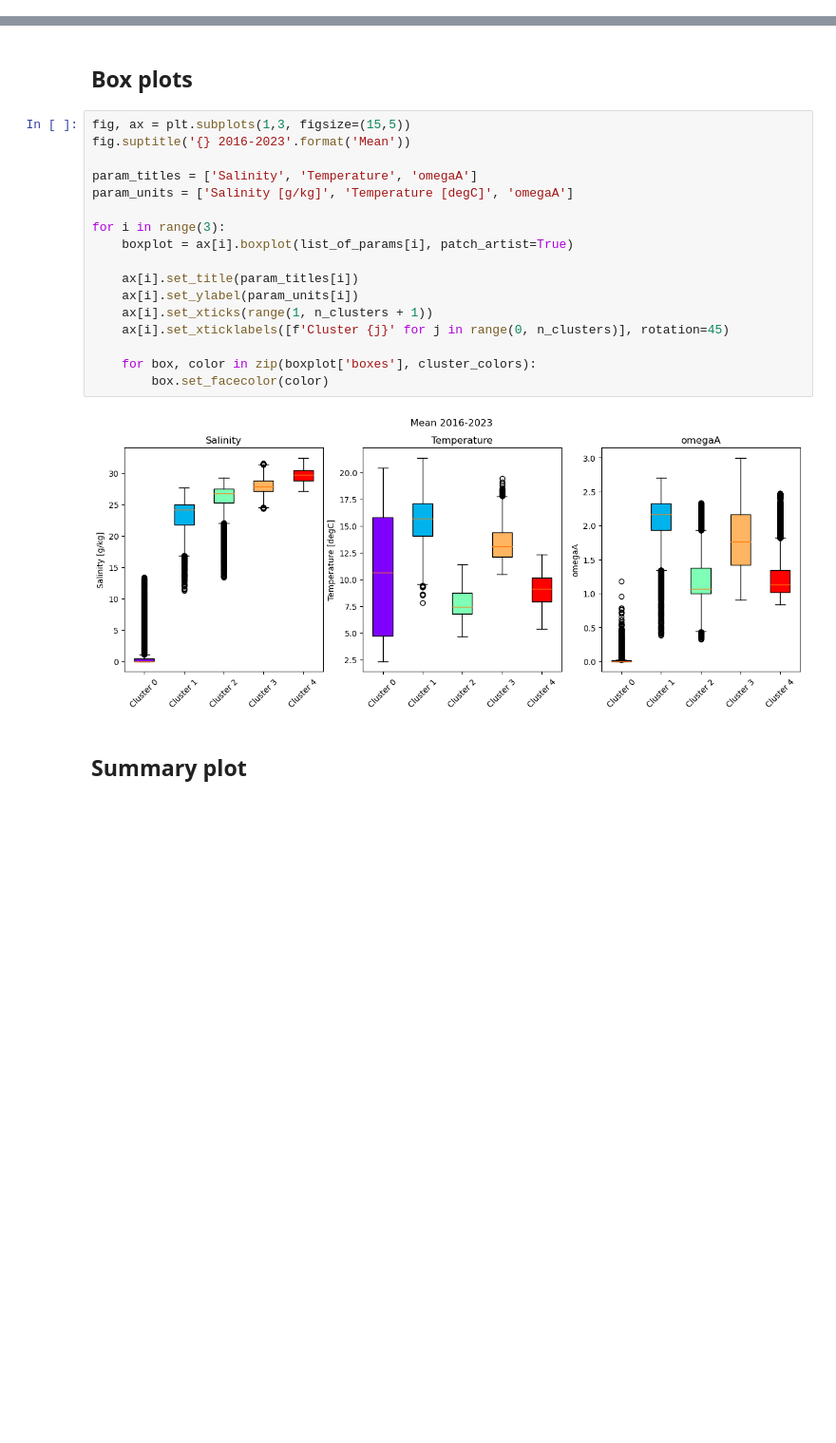
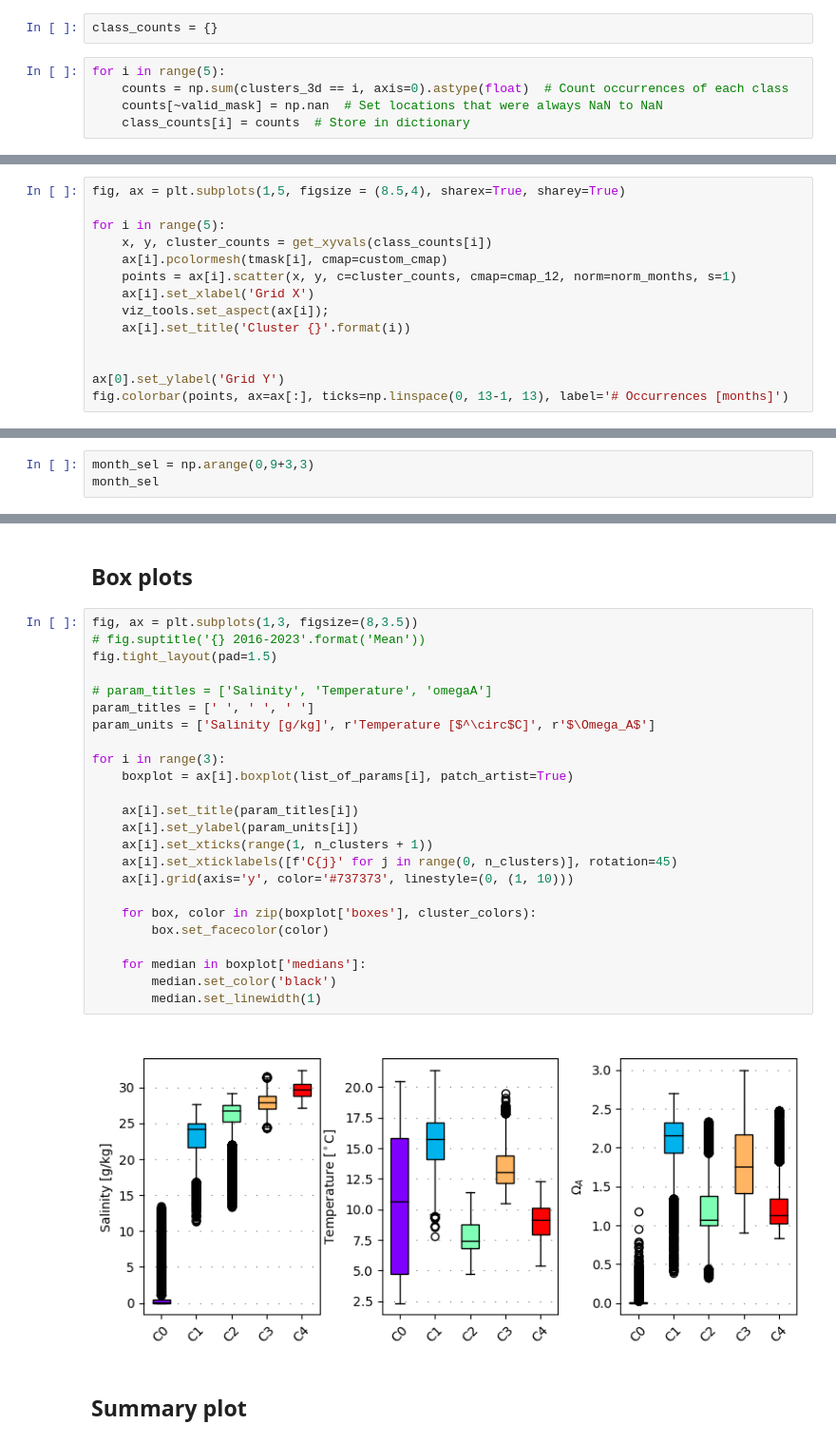
Before and after one commit to SalishSeaCast/analysis-cassidy, a Jupyter notebook: notebooks/stair_collab/clustering_yearly_means_all_mon_omegaA.ipynb, the cells around one changed output, grey strips where cells are left out. Shown at 95% size. Drawn from its saved outputs; the diff is of its cells as text; blank space fills up the shorter version.

Commit message:
fix up plots for thesis

```diff
--- a/notebooks/stair_collab/clustering_yearly_means_all_mon_omegaA.ipynb
+++ b/notebooks/stair_collab/clustering_yearly_means_all_mon_omegaA.ipynb
@@ -279,0 +326,7 @@ fig.colorbar(points, ax=ax[3,:], label='omegaA')
+# %%
+class_counts = {}
+# %%
+for i in range(5):
+    counts = np.sum(clusters_3d == i, axis=0).astype(float)  # Count occurrences of each class
+    counts[~valid_mask] = np.nan  # Set locations that were always NaN to NaN
+    class_counts[i] = counts  # Store in dictionary
@@ -279,0 +337,14 @@ fig.colorbar(points, ax=ax[3,:], label='omegaA')
+# %%
+fig, ax = plt.subplots(1,5, figsize = (8.5,4), sharex=True, sharey=True)
+
+for i in range(5):
+    x, y, cluster_counts = get_xyvals(class_counts[i])
+    ax[i].pcolormesh(tmask[i], cmap=custom_cmap)
+    points = ax[i].scatter(x, y, c=cluster_counts, cmap=cmap_12, norm=norm_months, s=1)
+    ax[i].set_xlabel('Grid X')
+    viz_tools.set_aspect(ax[i]);
+    ax[i].set_title('Cluster {}'.format(i))
+
+
+ax[0].set_ylabel('Grid Y')
+fig.colorbar(points, ax=ax[:], ticks=np.linspace(0, 13-1, 13), label='# Occurrences [months]')
@@ -328,0 +468,3 @@ ax1[3].tick_params(axis='x', labelrotation=45)
+# %%
+month_sel = np.arange(0,9+3,3)
+month_sel
@@ -423,24 +706,31 @@ fig.colorbar(points, ax=ax[1], label='Temperature [deg C]')
 # %% [markdown]
 ## Box plots
 # %%
-fig, ax = plt.subplots(1,3, figsize=(15,5))
-fig.suptitle('{} 2016-2023'.format('Mean'))
+fig, ax = plt.subplots(1,3, figsize=(8,3.5))
+# fig.suptitle('{} 2016-2023'.format('Mean'))
+fig.tight_layout(pad=1.5)
 
-param_titles = ['Salinity', 'Temperature', 'omegaA']
-param_units = ['Salinity [g/kg]', 'Temperature [degC]', 'omegaA']
+# param_titles = ['Salinity', 'Temperature', 'omegaA']
+param_titles = [' ', ' ', ' ']
+param_units = ['Salinity [g/kg]', r'Temperature [$^\circ$C]', r'$\Omega_A$']
 
 for i in range(3):
     boxplot = ax[i].boxplot(list_of_params[i], patch_artist=True)
 
     ax[i].set_title(param_titles[i])
     ax[i].set_ylabel(param_units[i])
     ax[i].set_xticks(range(1, n_clusters + 1))
-    ax[i].set_xticklabels([f'Cluster {j}' for j in range(0, n_clusters)], rotation=45)
+    ax[i].set_xticklabels([f'C{j}' for j in range(0, n_clusters)], rotation=45)
+    ax[i].grid(axis='y', color='#737373', linestyle=(0, (1, 10)))
 
     for box, color in zip(boxplot['boxes'], cluster_colors):
         box.set_facecolor(color)
+
+    for median in boxplot['medians']:
+        median.set_color('black')
+        median.set_linewidth(1)
 # %% [output]
-[figure, old version]
+[figure, new version]
 # %% [markdown]
 ## Summary plot
 # %%
```
Also changed, not shown: parts of 23 cells of this notebook.
